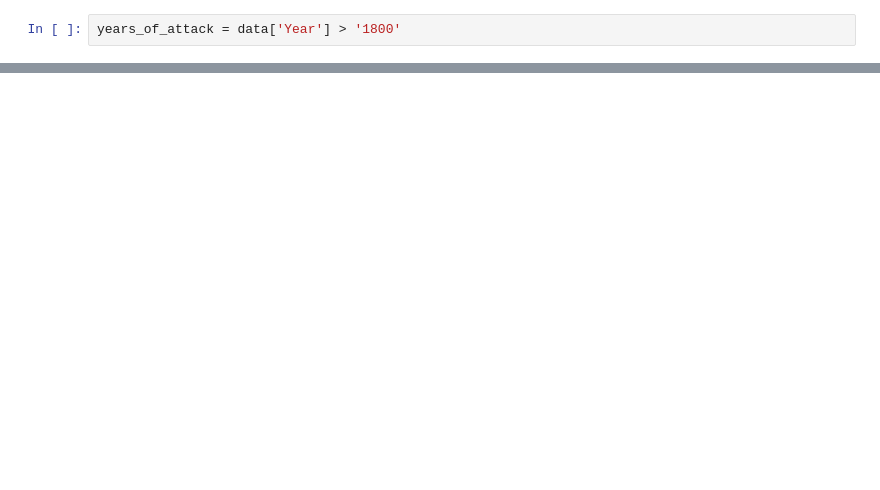
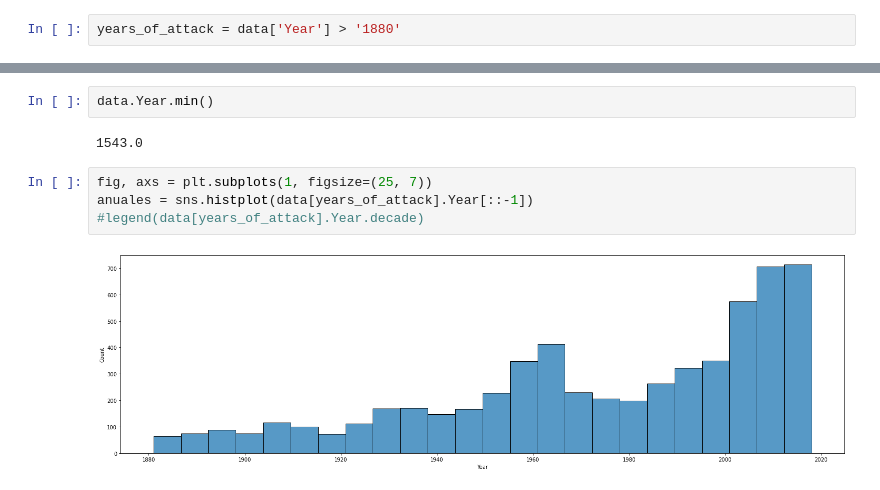
Before and after one commit to as-Solo/SharkAttack_Project, a Jupyter notebook: 03_Visualizacion_de_hipotesis.ipynb, the cells around one changed output, grey strips where cells are left out. Drawn from its saved outputs; the diff is of its cells as text; blank space fills up the shorter version.

```diff
--- a/03_Visualizacion_de_hipotesis.ipynb
+++ b/03_Visualizacion_de_hipotesis.ipynb
@@ -55,2 +48,2 @@ array([2010.,   nan, 2000., 1990., 1980., 1970., 1960., 1950., 1760.,
 # %%
-years_of_attack = data['Year'] > '1800'
+years_of_attack = data['Year'] > '1880'
@@ -82,0 +71,9 @@ sns.histplot(data.Decade)
+# %%
+data.Year.min()
+# %% [output]
+1543.0
+# %%
+fig, axs = plt.subplots(1, figsize=(25, 7))
+anuales = sns.histplot(data[years_of_attack].Year[::-1])   #legend(data[years_of_attack].Year.decade)
+# %% [output]
+[figure, added]
```
Also changed, not shown: parts of 26 cells of this notebook, 13 other files.
